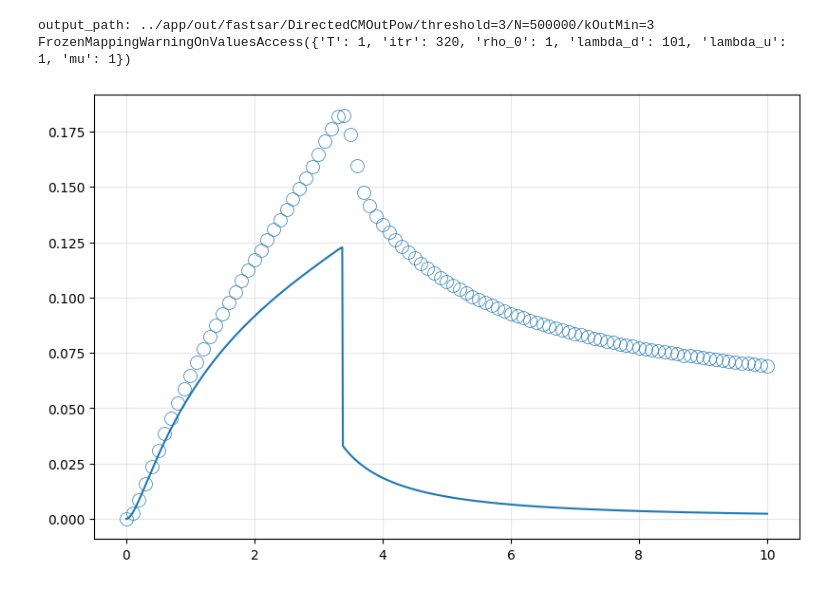
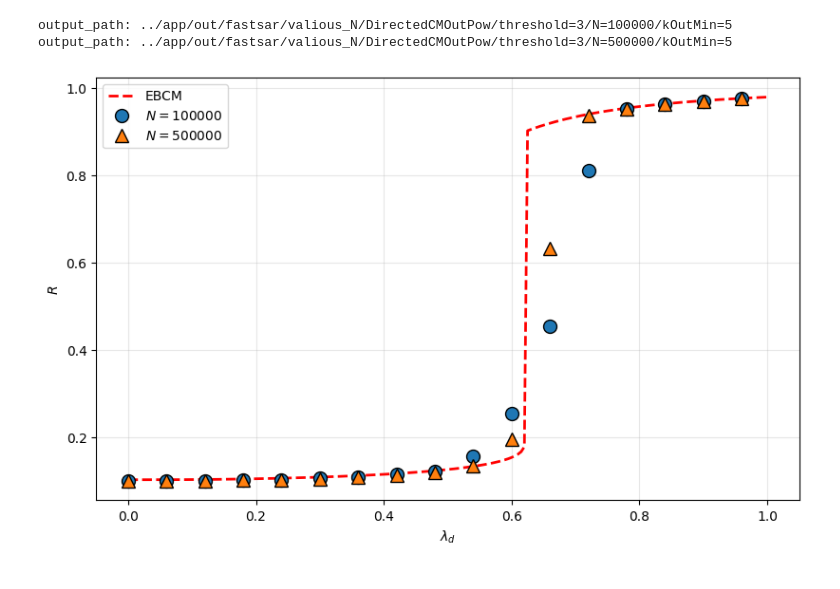
Before and after one commit to Kojirouuuu/directed-network-simulations, a Jupyter notebook: notebooks/EBCM-SAR.ipynb, the cells around one changed output. Drawn from its saved outputs; the diff is of its cells as text; code cells hidden in the pictures.

Commit message:
feat: valious N or T path

```diff
--- a/notebooks/EBCM-SAR.ipynb
+++ b/notebooks/EBCM-SAR.ipynb
@@ -167,18 +200,12 @@ for rho0_idx, rho0 in enumerate(tqdm(rho0_values)):
-# %%
-# 固定パラメータ
-k_out_min = 3
-batch_size = 16
-threshold = 3
-mu = 1.0
-network_type = "DirectedCMOutPow"
 # %%
 all_results = {}
 
-N_list = [50000, 500000]
+N_list = [100000, 500000]
 df_all = pd.DataFrame()
 
 for N in N_list:
-    output_path = configure_output_path(N, threshold, network_type, k_out_min)
+    abst = "valious_N"
+    output_path = configure_output_path(N, abst, show_T, network_type, k_out_min)
     print(f"output_path: {os.path.relpath(output_path)}")
 
 
@@ -199,30 +226,29 @@ for N in N_list:
         df["N"] = N
         df_all = pd.concat([df_all, df], ignore_index=True)
 
-sim = df_all.set_index(['N', 'itr', 'rho_0', 'lambda_d', 'lambda_u', 'mu']).to_xarray()
+df_all["T"] = show_T
+sim = df_all.set_index(['N', 'T', 'itr', 'rho_0', 'lambda_d', 'lambda_u', 'mu']).to_xarray()
 initial_adopted_time = sim['initial_adopted_time']
 final_adopted_time = sim['final_adopted_time']
 sim_R = sim['R']
 sim_Phi = sim['Phi']
 # %% [output]
-output_path: ../app/out/fastsar/DirectedCMOutPow/threshold=3/N=500000/kOutMin=3
-FrozenMappingWarningOnValuesAccess({'T': 1, 'itr': 320, 'rho_0': 1, 'lambda_d': 101, 'lambda_u': 1, 'mu': 1})
+output_path: ../app/out/fastsar/valious_N/DirectedCMOutPow/threshold=3/N=100000/kOutMin=5
+output_path: ../app/out/fastsar/valious_N/DirectedCMOutPow/threshold=3/N=500000/kOutMin=5
 # %%
-fig, axes = plt.subplots(1, 1, figsize=(8, 5), constrained_layout=True)
-color_idx = 1
-show_rho0 = 0.15
+fig, ax = plt.subplots(1, 1, figsize=(8, 5), constrained_layout=True)
 
-p0=sim_Phi.sel(rho_0=show_rho0)
-p1 = g["Phi"].sel(rho0=show_rho0)
+p1=g["R"].sel(rho0=show_rho0).sel(T=show_T).squeeze()
+ax.plot(p1["lambda_d"], p1, linestyle="--", linewidth=2.0, color="red", label="EBCM")
+for idx, N in enumerate(N_list):
+    p0=sim_R.sel(rho_0=show_rho0).sel(N=N).sel(T=show_T).squeeze().mean(dim='itr')/N
+    ax.plot(p0["lambda_d"][::3], p0[::3], linestyle="", marker=markers[idx], markersize=10, markeredgecolor="black", markerfacecolor=colors[idx], label=f"$N={N}$")
 
 
-
-for idx, N in enumerate(N_list):
-    p0=sim_Phi.sel(rho_0=show_rho0).sel(N=N).squeeze().mean(dim='itr')/N
-    axes.plot(p0["lambda_d"], p0, linestyle="", marker="o", markersize=10, markeredgewidth=0.5, markeredgecolor=colors[idx], markerfacecolor="none")
-    axes.plot(p1["lambda_d"], p1.squeeze(), linestyle="-", color=colors[idx])
-
-axes.grid(linestyle="-", alpha=0.3)
+ax.set_xlabel(rf"$\lambda_d$")
+ax.set_ylabel(rf"$R$")
+ax.grid(linestyle="-", alpha=0.3)
+ax.legend()
 plt.show()
 # %% [output]
-[figure, old version]
+[figure, new version]
```
Also changed, not shown: parts of 12 cells of this notebook, 6 other files.
